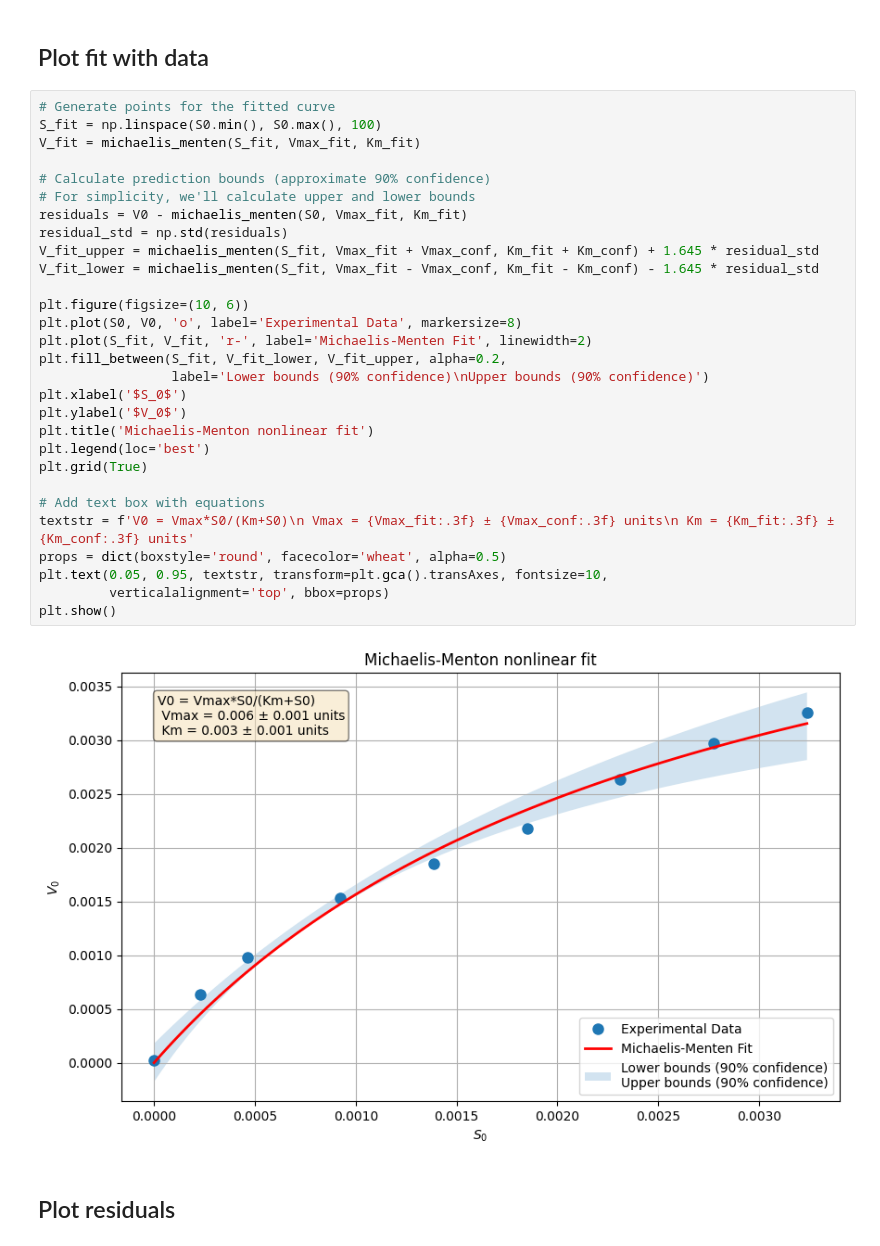
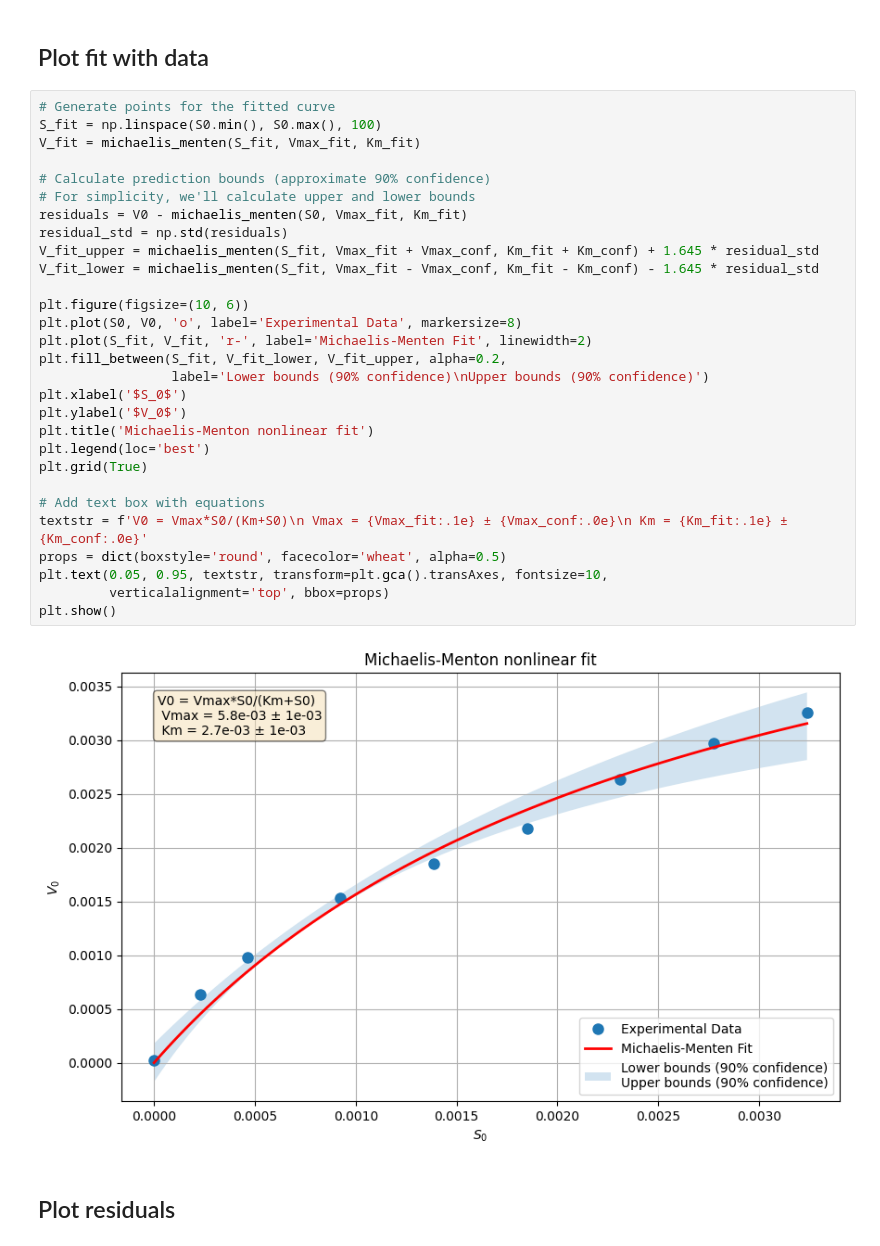
Before and after one commit to markperri/apple, a Jupyter notebook: Apple_Template_Part1_2025Feb28.ipynb, the cells around one changed output. Saved outputs shown, nothing was run; the diff lists cells and outputs as text.

```diff
--- a/Apple_Template_Part1_2025Feb28.ipynb
+++ b/Apple_Template_Part1_2025Feb28.ipynb
@@ -803,34 +793,34 @@ Upper Bound  0.007104  0.003808
 # %%
 # Generate points for the fitted curve
 S_fit = np.linspace(S0.min(), S0.max(), 100)
 V_fit = michaelis_menten(S_fit, Vmax_fit, Km_fit)
 
 # Calculate prediction bounds (approximate 90% confidence)
 # For simplicity, we'll calculate upper and lower bounds
 residuals = V0 - michaelis_menten(S0, Vmax_fit, Km_fit)
 residual_std = np.std(residuals)
 V_fit_upper = michaelis_menten(S_fit, Vmax_fit + Vmax_conf, Km_fit + Km_conf) + 1.645 * residual_std
 V_fit_lower = michaelis_menten(S_fit, Vmax_fit - Vmax_conf, Km_fit - Km_conf) - 1.645 * residual_std
 
 plt.figure(figsize=(10, 6))
 plt.plot(S0, V0, 'o', label='Experimental Data', markersize=8)
 plt.plot(S_fit, V_fit, 'r-', label='Michaelis-Menten Fit', linewidth=2)
 plt.fill_between(S_fit, V_fit_lower, V_fit_upper, alpha=0.2,
                  label='Lower bounds (90% confidence)\nUpper bounds (90% confidence)')
 plt.xlabel('$S_0$')
 plt.ylabel('$V_0$')
 plt.title('Michaelis-Menton nonlinear fit')
 plt.legend(loc='best')
 plt.grid(True)
 
 # Add text box with equations
-textstr = f'V0 = Vmax*S0/(Km+S0)\n Vmax = {Vmax_fit:.3f} ± {Vmax_conf:.3f} units\n Km = {Km_fit:.3f} ± {Km_conf:.3f} units'
+textstr = f'V0 = Vmax*S0/(Km+S0)\n Vmax = {Vmax_fit:.1e} ± {Vmax_conf:.0e}\n Km = {Km_fit:.1e} ± {Km_conf:.0e}'
 props = dict(boxstyle='round', facecolor='wheat', alpha=0.5)
 plt.text(0.05, 0.95, textstr, transform=plt.gca().transAxes, fontsize=10,
          verticalalignment='top', bbox=props)
 plt.show()
 # %% [output]
-[figure, old version]
+[figure, new version]
 # %% [markdown]
 ## Plot residuals
 # %%
```
Also changed, not shown: parts of 10 cells of this notebook.
